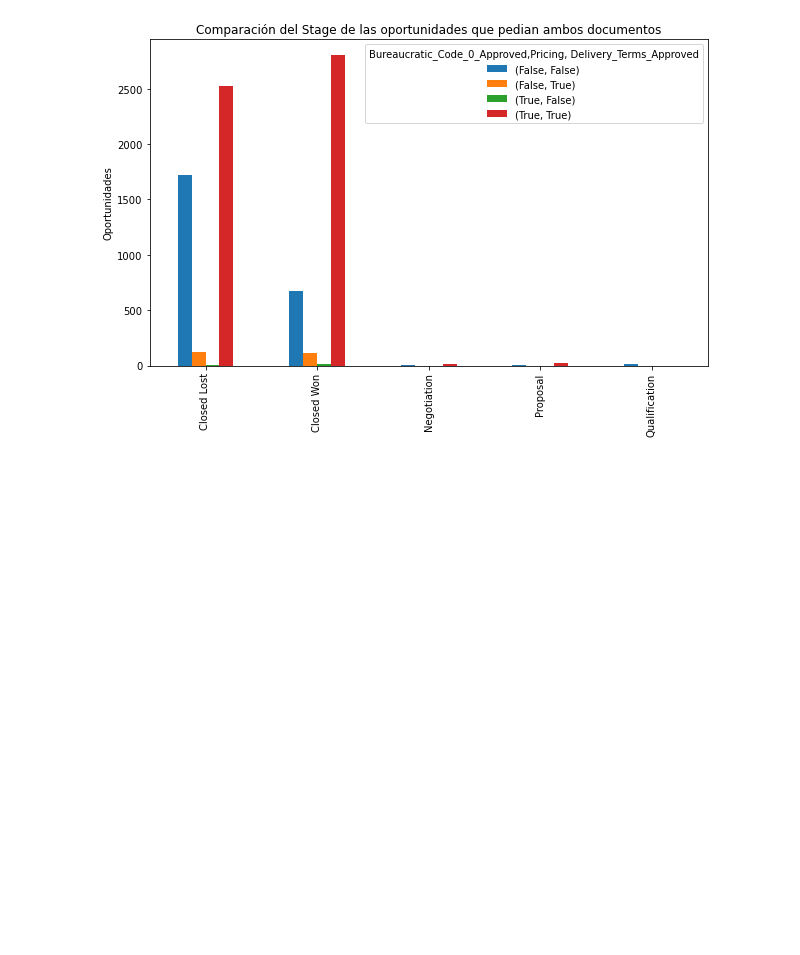
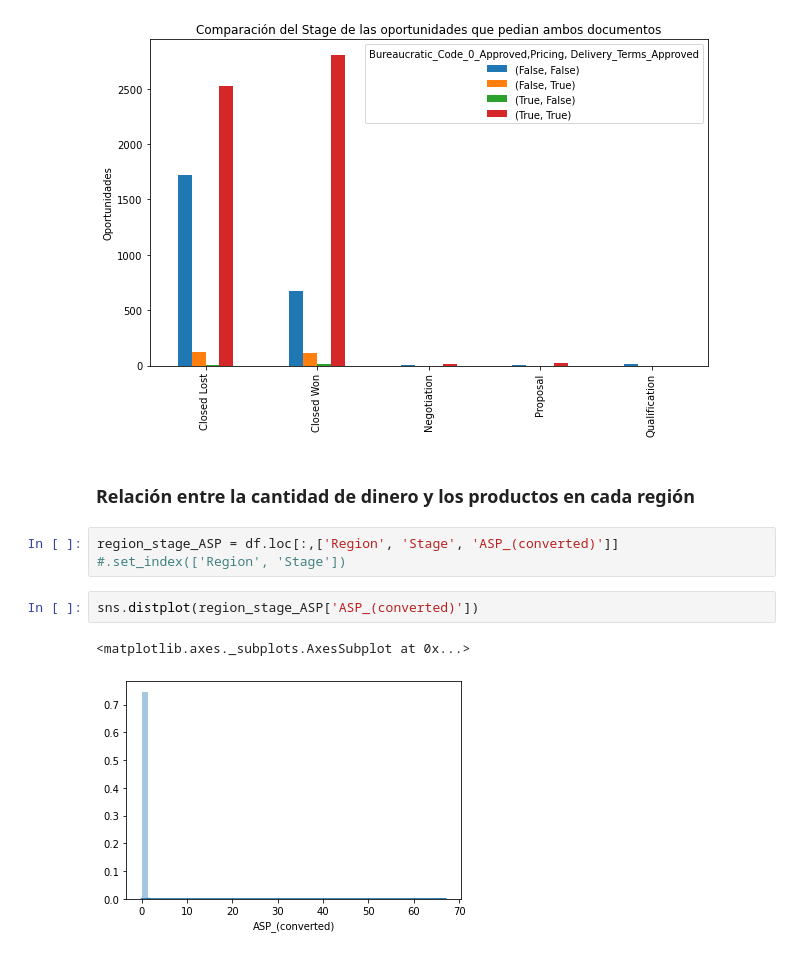
Before and after one commit to MauricioFIUBA/TP1OrganizacionDeDatos, a Jupyter notebook: Analisis_3.ipynb, the cells around one changed output. Drawn from its saved outputs; the diff is of its cells as text; blank space fills up the shorter version.

Commit message:
Agregado: comparación ASP, Region y Stage. Comparación Region, Burocratico

```diff
--- a/Analisis_3.ipynb
+++ b/Analisis_3.ipynb
@@ -196,3 +196,12 @@ ax.set_title('Comparación del Stage de las oportunidades que pedian ambos docum
 plt.show()
 # %% [output]
 [figure]
+# %% [markdown]
+### Relación entre la cantidad de dinero y los productos en cada región
+# %%
+region_stage_ASP = df.loc[:,['Region', 'Stage', 'ASP_(converted)']] #.set_index(['Region', 'Stage'])
+# %%
+sns.distplot(region_stage_ASP['ASP_(converted)'])
+# %% [output]
+<matplotlib.axes._subplots.AxesSubplot at 0x...>
+[figure, added]
```
Also changed, not shown: parts of 13 cells of this notebook.
